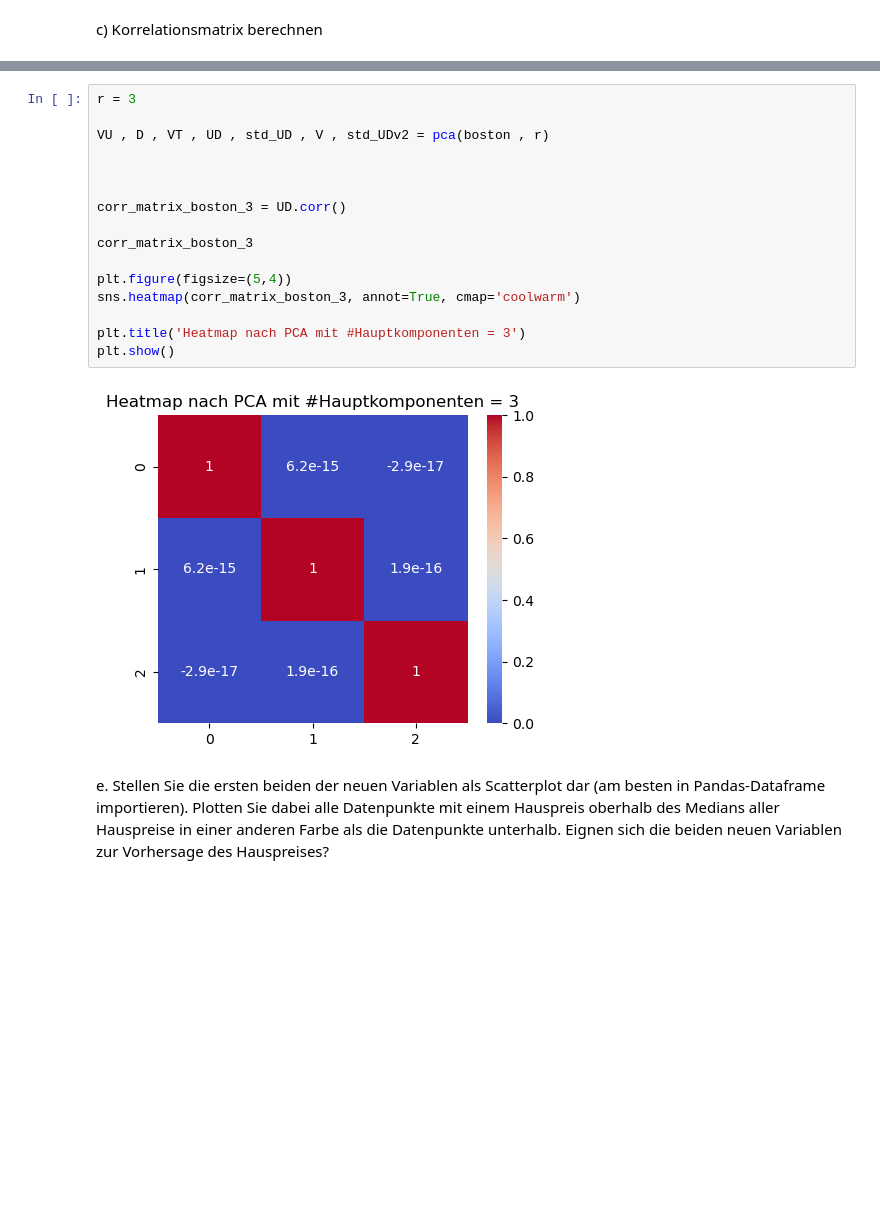
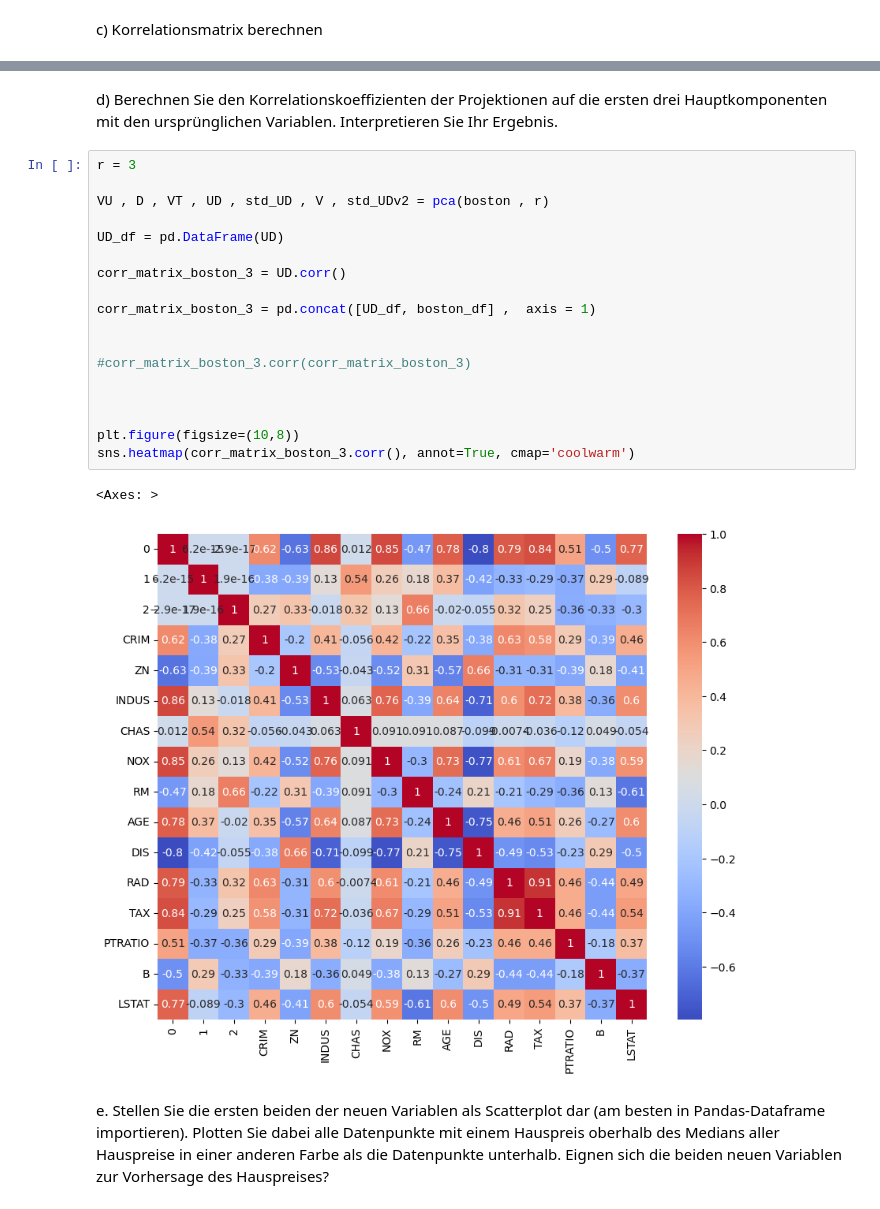
Before and after one commit to SergioChan96/MaschineLearning, a Jupyter notebook: Aufgaben/A1/A1-3/Hauptkomponenten_Analyse_A1-3.ipynb, the cells around one changed output, grey strips where cells are left out. Drawn from its saved outputs; the diff is of its cells as text; blank space fills up the shorter version.

```diff
--- a/Aufgaben/A1/A1-3/Hauptkomponenten_Analyse_A1-3.ipynb
+++ b/Aufgaben/A1/A1-3/Hauptkomponenten_Analyse_A1-3.ipynb
@@ -164,21 +164,26 @@ plt.show()
+# %% [markdown]
+d) Berechnen Sie den Korrelationskoeffizienten der Projektionen auf die ersten drei Hauptkomponenten mit den ursprünglichen Variablen. Interpretieren Sie Ihr Ergebnis.
 # %%
 r = 3
 
 VU , D , VT , UD , std_UD , V , std_UDv2 = pca(boston , r)
 
-
+UD_df = pd.DataFrame(UD)
 
 corr_matrix_boston_3 = UD.corr()
 
-corr_matrix_boston_3
+corr_matrix_boston_3 = pd.concat([UD_df, boston_df] ,  axis = 1)
 
-plt.figure(figsize=(5,4))
-sns.heatmap(corr_matrix_boston_3, annot=True, cmap='coolwarm')
 
-plt.title('Heatmap nach PCA mit #Hauptkomponenten = 3')
-plt.show()
+#corr_matrix_boston_3.corr(corr_matrix_boston_3)
+
+
+
+plt.figure(figsize=(10,8))
+sns.heatmap(corr_matrix_boston_3.corr(), annot=True, cmap='coolwarm')
 # %% [output]
+<Axes: >
-[figure, old version]
+[figure, new version]
 # %% [markdown]
 e. Stellen Sie die ersten beiden der neuen Variablen als Scatterplot dar (am besten in Pandas-Dataframe importieren). Plotten Sie dabei alle Datenpunkte mit einem Hauspreis oberhalb des Medians aller Hauspreise in einer anderen Farbe als die Datenpunkte unterhalb. Eignen sich die beiden neuen Variablen zur Vorhersage des Hauspreises?
 # %%
```
Also changed, not shown: parts of 4 cells of this notebook.
